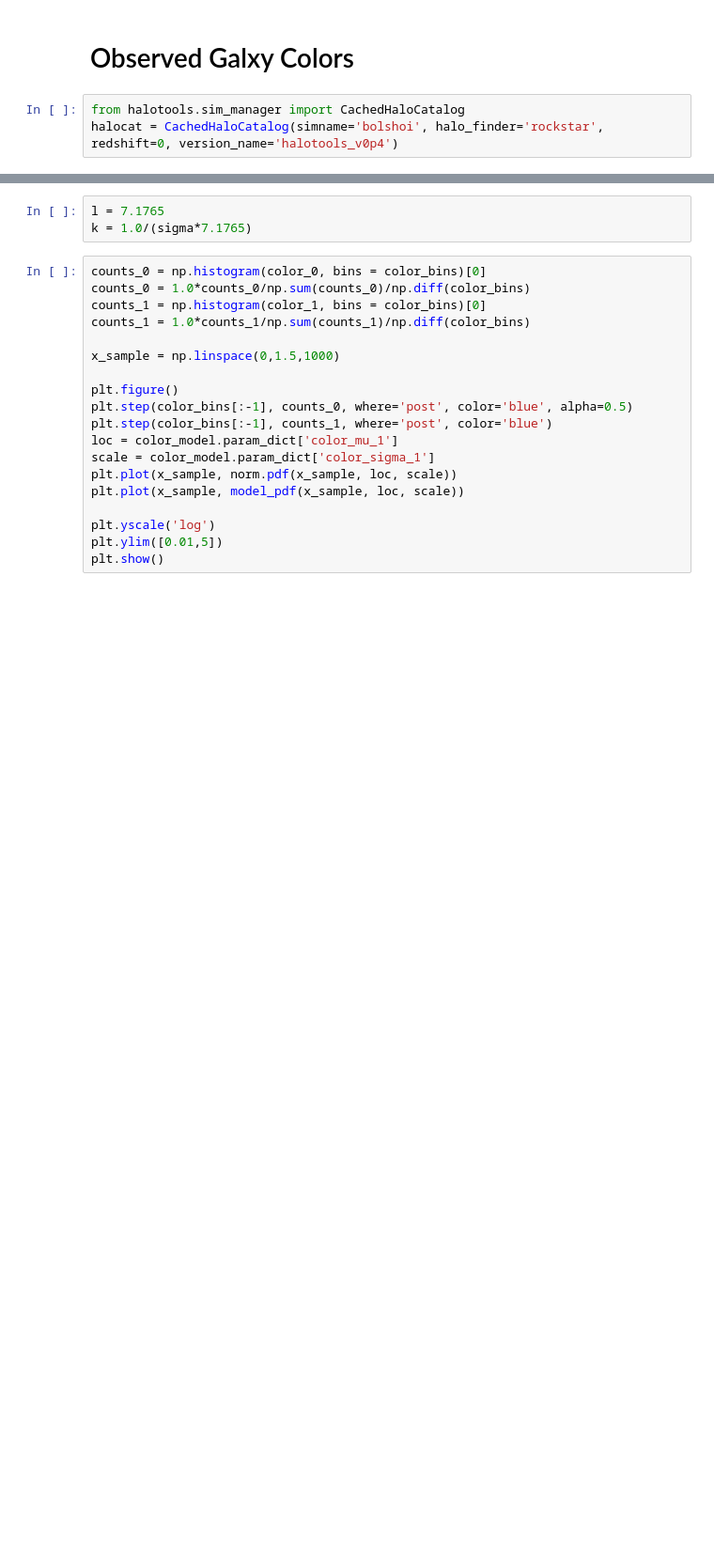
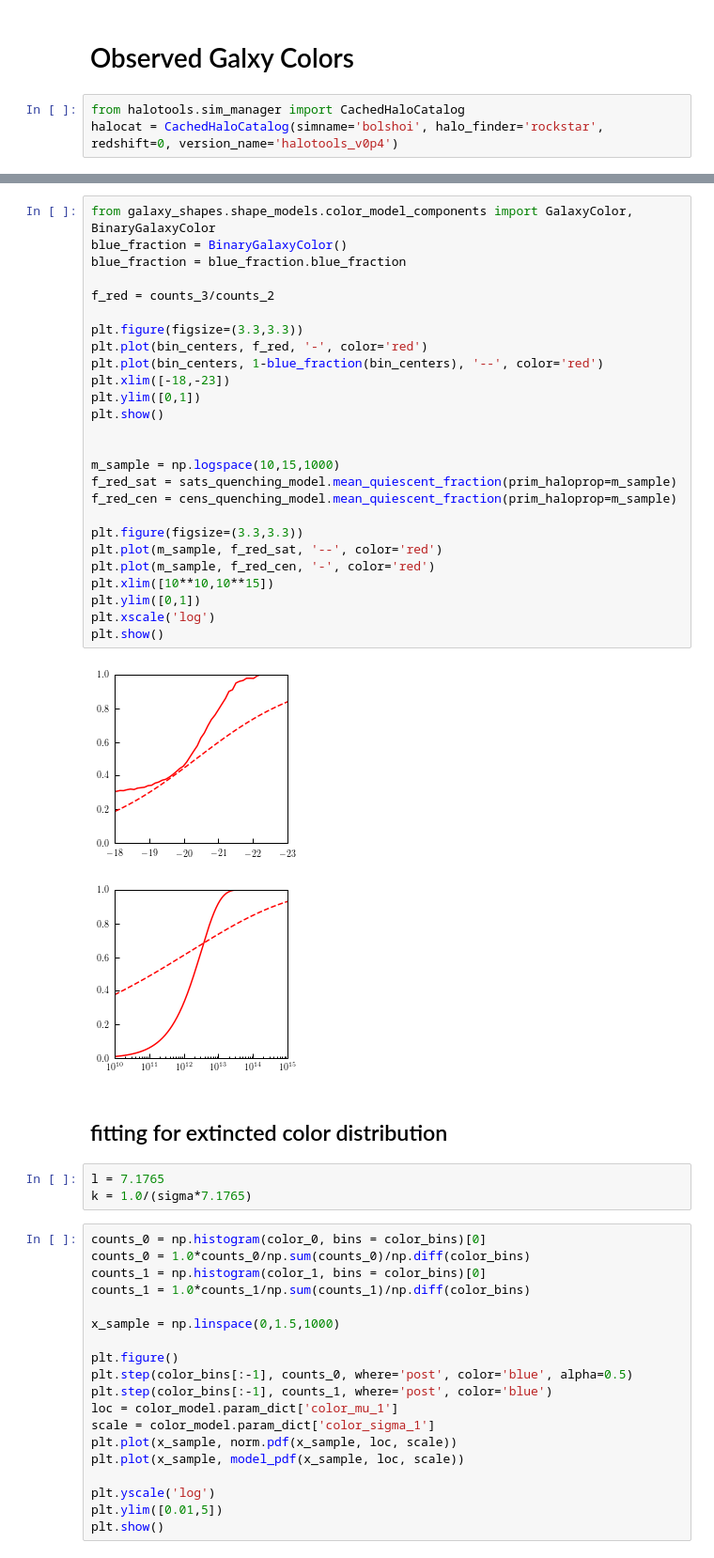
Before and after one commit to duncandc/galaxy_shapes, a Jupyter notebook: shape_models/color_demo.ipynb, the cells around one changed output, grey strips where cells are left out. Shown at 94% size. Drawn from its saved outputs; the diff is of its cells as text; blank space fills up the shorter version.

```diff
--- a/shape_models/color_demo.ipynb
+++ b/shape_models/color_demo.ipynb
@@ -235,3 +281,34 @@ plt.show()
+# %%
+from galaxy_shapes.shape_models.color_model_components import GalaxyColor, BinaryGalaxyColor
+blue_fraction = BinaryGalaxyColor()
+blue_fraction = blue_fraction.blue_fraction
+
+f_red = counts_3/counts_2
+
+plt.figure(figsize=(3.3,3.3))
+plt.plot(bin_centers, f_red, '-', color='red')
+plt.plot(bin_centers, 1-blue_fraction(bin_centers), '--', color='red')
+plt.xlim([-18,-23])
+plt.ylim([0,1])
+plt.show()
+
+
+m_sample = np.logspace(10,15,1000)
+f_red_sat = sats_quenching_model.mean_quiescent_fraction(prim_haloprop=m_sample)
+f_red_cen = cens_quenching_model.mean_quiescent_fraction(prim_haloprop=m_sample)
+
+plt.figure(figsize=(3.3,3.3))
+plt.plot(m_sample, f_red_sat, '--', color='red')
+plt.plot(m_sample, f_red_cen, '-', color='red')
+plt.xlim([10**10,10**15])
+plt.ylim([0,1])
+plt.xscale('log')
+plt.show()
+# %% [output]
+[figure, added]
+[figure, added]
+# %% [markdown]
+## fitting for extincted color distribution
 # %%
 l = 7.1765
 k = 1.0/(sigma*7.1765)
```
Also changed, not shown: parts of 5 cells of this notebook, 1 other file.
